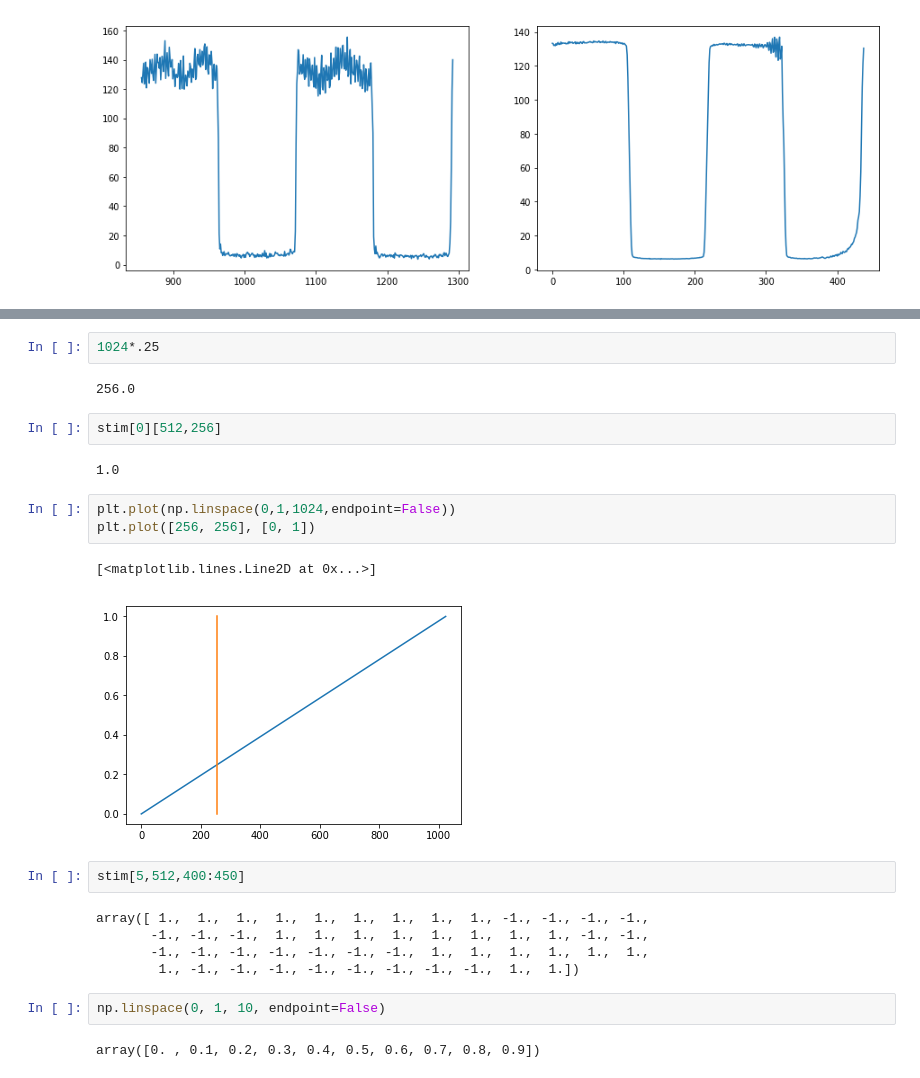
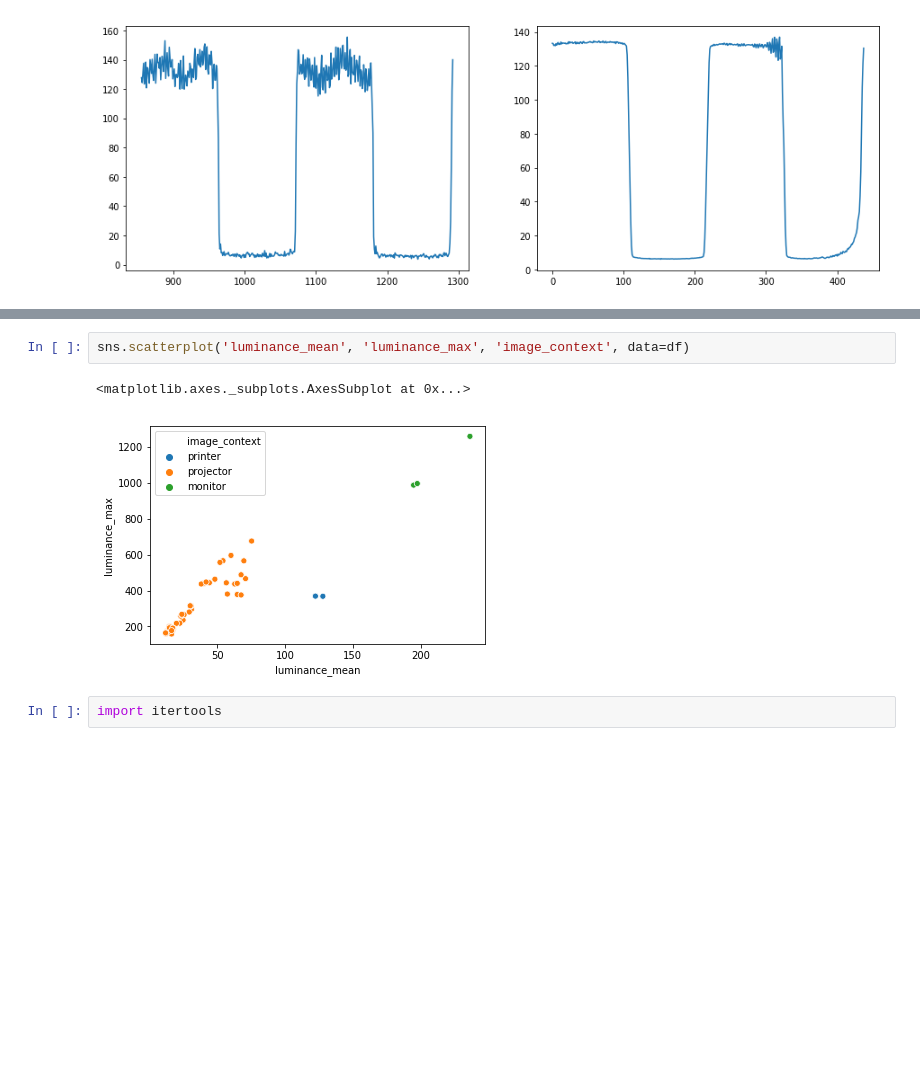
Before and after one commit to WinawerLab/spatial-calibration, a Jupyter notebook: MTF.ipynb, the cells around one changed output, grey strips where cells are left out. Saved outputs shown, nothing was run; the diff lists cells and outputs as text; blank space fills up the shorter version.

```diff
--- a/MTF.ipynb
+++ b/MTF.ipynb
@@ -341,25 +238,7 @@ _=utils.show_im_well(stim[0], zoom=1)
-# %%
-1024*.25
-# %% [output]
-256.0
-# %%
-stim[0][512,256]
-# %% [output]
-1.0
-# %%
-plt.plot(np.linspace(0,1,1024,endpoint=False))
-plt.plot([256, 256], [0, 1])
-# %% [output]
-[<matplotlib.lines.Line2D at 0x...>]
-[figure, removed]
-# %%
-stim[5,512,400:450]
-# %% [output]
-array([ 1.,  1.,  1.,  1.,  1.,  1.,  1.,  1.,  1., -1., -1., -1., -1.,
-       -1., -1., -1.,  1.,  1.,  1.,  1.,  1.,  1.,  1.,  1., -1., -1.,
-       -1., -1., -1., -1., -1., -1., -1.,  1.,  1.,  1.,  1.,  1.,  1.,
-        1., -1., -1., -1., -1., -1., -1., -1., -1.,  1.,  1.])
-# %%
-np.linspace(0, 1, 10, endpoint=False)
-# %% [output]
-array([0. , 0.1, 0.2, 0.3, 0.4, 0.5, 0.6, 0.7, 0.8, 0.9])
+# %%
+sns.scatterplot('luminance_mean', 'luminance_max', 'image_context', data=df)
+# %% [output]
+<matplotlib.axes._subplots.AxesSubplot at 0x...>
+[figure, added]
+# %%
+import itertools
```
Also changed, not shown: parts of 15 cells of this notebook, 2 other files.
